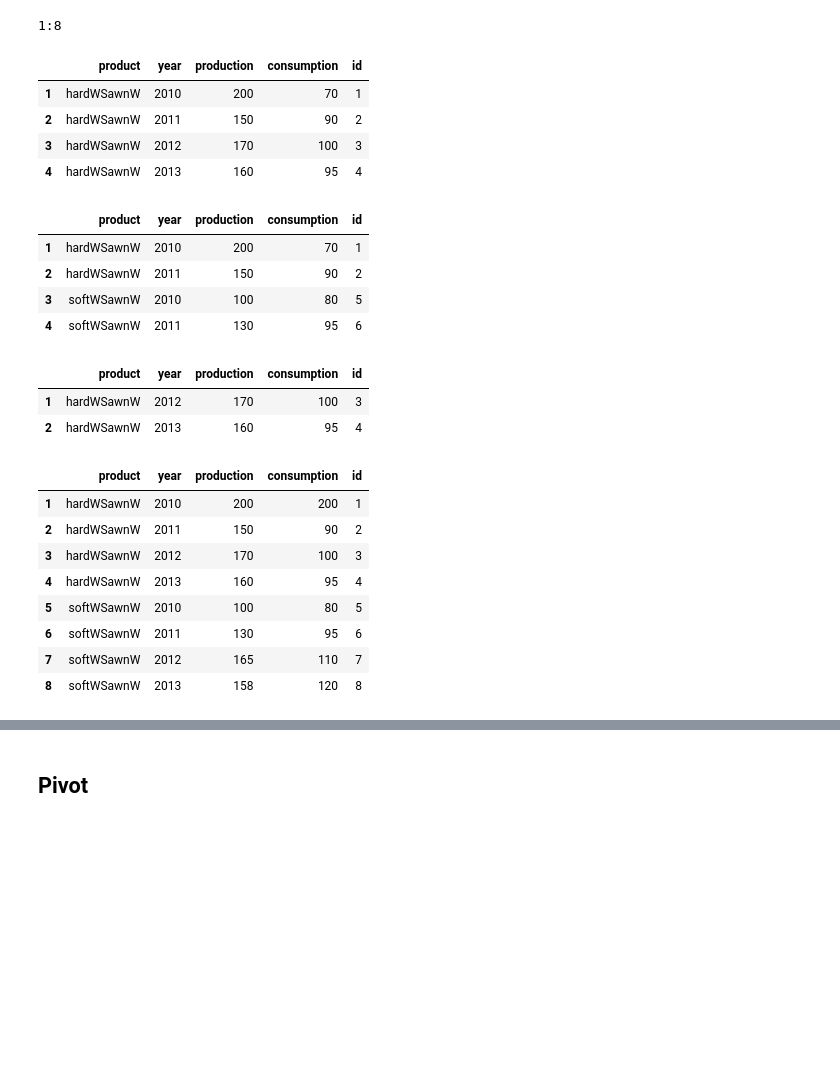
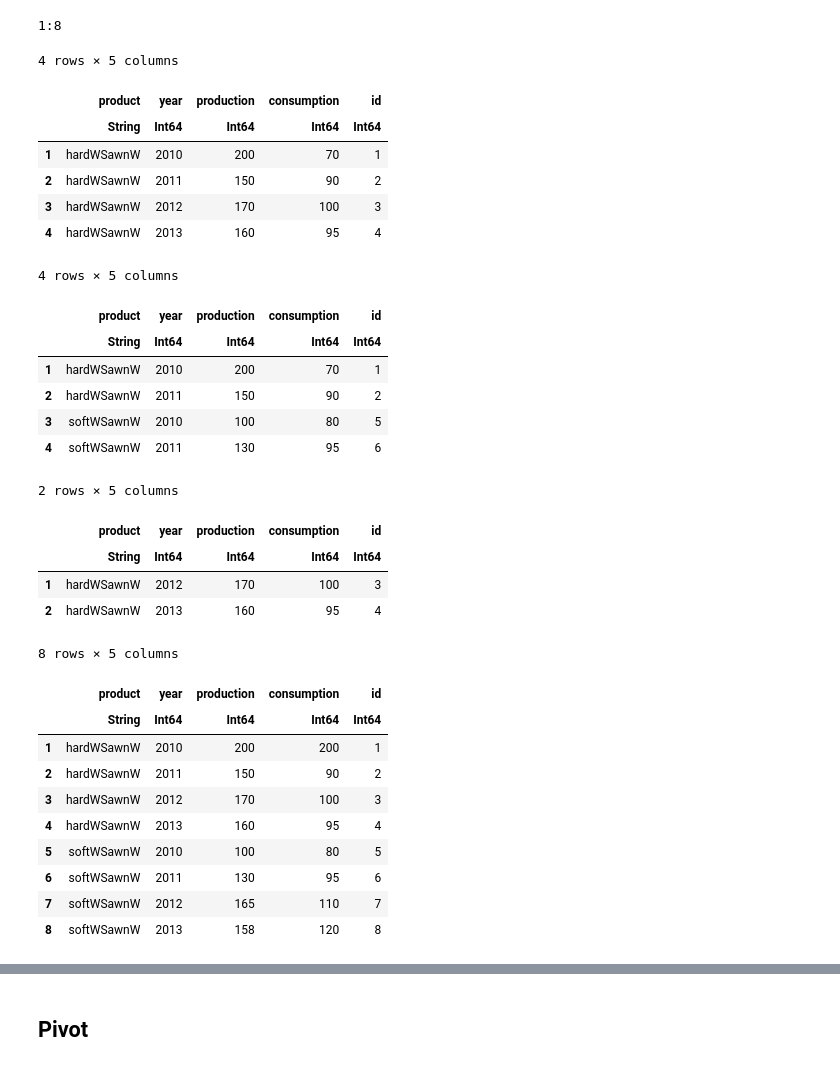
Before and after one commit to sylvaticus/juliatutorial, a Jupyter notebook: assets/Dataframes.ipynb, the cells around one changed output, grey strips where cells are left out. Cells and saved outputs as stored; diff of their text form; code cells hidden in the pictures; blank space fills up the shorter version.

```diff
--- a/assets/Dataframes.ipynb
+++ b/assets/Dataframes.ipynb
@@ -88,23 +66,27 @@ df
 | 8 | softWSawnW | 2013 | 158 | 120 |
 # %%
 # Add an "id" column (useful for unstacking)
-df[:id] = 1:size(df, 1)
+df.id = 1:size(df, 1)
 # %% [output]
 1:8
 # %%
 # Filter by value - boolean selection
-df[df[:product] .== "hardWSawnW", :]
+df[df.product .== "hardWSawnW", :]
 # %% [output]
+4 rows × 5 columns
 |  | product | year | production | consumption | id |
+|  | String | Int64 | Int64 | Int64 | Int64 |
 | 1 | hardWSawnW | 2010 | 200 | 70 | 1 |
 | 2 | hardWSawnW | 2011 | 150 | 90 | 2 |
 | 3 | hardWSawnW | 2012 | 170 | 100 | 3 |
 | 4 | hardWSawnW | 2013 | 160 | 95 | 4 |
 # %%
 # Filter by value - boolean selection using comprehension
-df[ [y in [2010,2011] for y in df[:year]], :]
+df[ [y in [2010,2011] for y in df.year], :]
 # %% [output]
+4 rows × 5 columns
 |  | product | year | production | consumption | id |
+|  | String | Int64 | Int64 | Int64 | Int64 |
 | 1 | hardWSawnW | 2010 | 200 | 70 | 1 |
 | 2 | hardWSawnW | 2011 | 150 | 90 | 2 |
 | 3 | softWSawnW | 2010 | 100 | 80 | 5 |
@@ -113,15 +95,19 @@ df[ [y in [2010,2011] for y in df[:year]], :]
 # Filter by value - using the @where macro
 @where(df, :year .> 2011, :product .== "hardWSawnW")
 # %% [output]
+2 rows × 5 columns
 |  | product | year | production | consumption | id |
+|  | String | Int64 | Int64 | Int64 | Int64 |
 | 1 | hardWSawnW | 2012 | 170 | 100 | 3 |
 | 2 | hardWSawnW | 2013 | 160 | 95 | 4 |
 # %%
 # Change a single value by filtering columns
-df[ (df[:product] .== "hardWSawnW") .& (df[:year] .== 2010) , :consumption] = 200
+df[ (df.product .== "hardWSawnW") .& (df.year .== 2010) , :consumption] .= 200
 df
 # %% [output]
+8 rows × 5 columns
 |  | product | year | production | consumption | id |
+|  | String | Int64 | Int64 | Int64 | Int64 |
 | 1 | hardWSawnW | 2010 | 200 | 200 | 1 |
 | 2 | hardWSawnW | 2011 | 150 | 90 | 2 |
 | 3 | hardWSawnW | 2012 | 170 | 100 | 3 |
```
Also changed, not shown: parts of 14 cells of this notebook, 18 other files.
